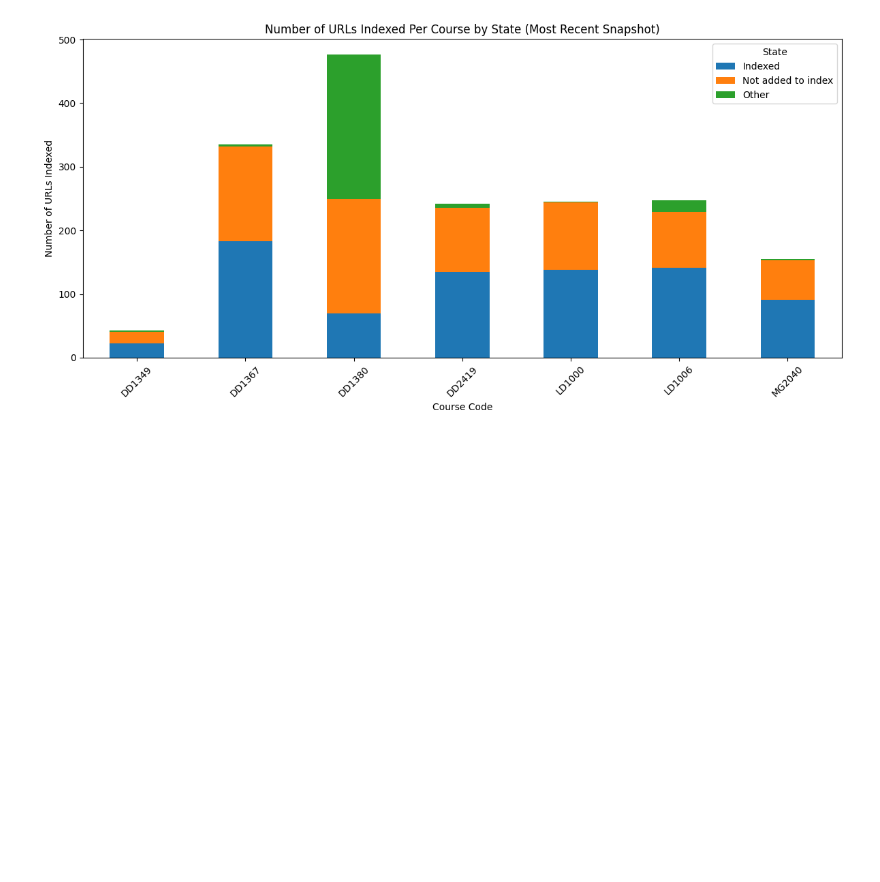
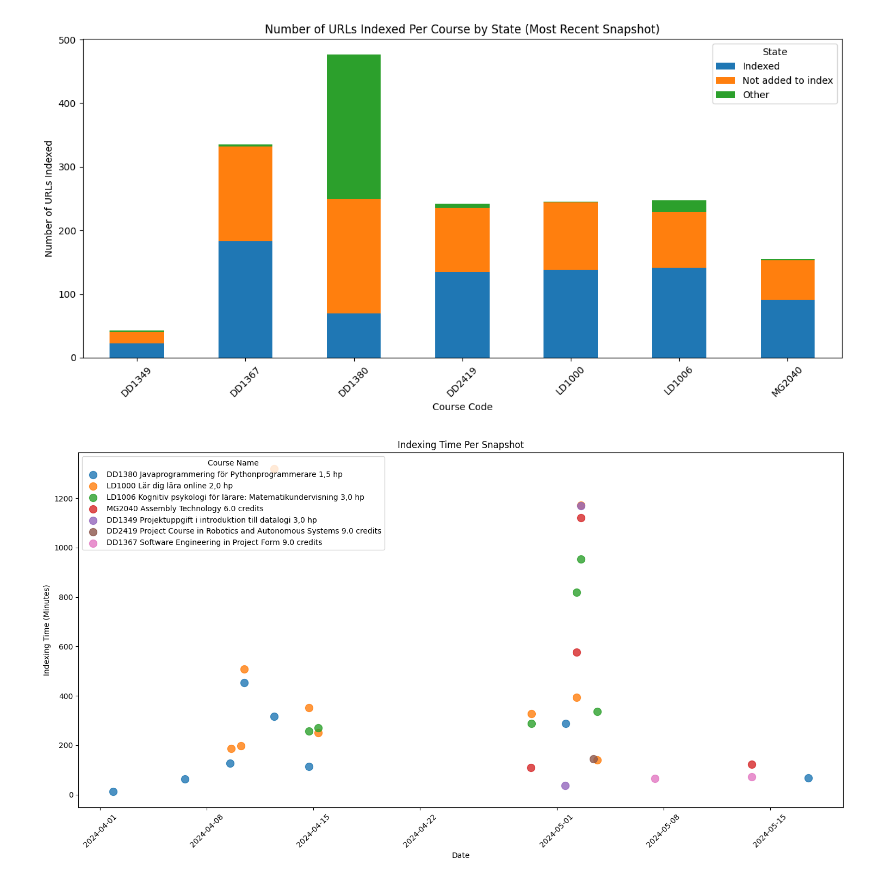
Before and after one commit to nattvara/DA231X, a Jupyter notebook: results/notebooks/performance.ipynb, the cells around one changed output. Saved outputs shown, nothing was run; the diff lists cells and outputs as text; code cells hidden in the pictures; blank space fills up the shorter version.

Commit message:
add indexing time for each snapshot of each course

```diff
--- a/results/notebooks/performance.ipynb
+++ b/results/notebooks/performance.ipynb
@@ -142,3 +142,40 @@ plt.tight_layout()
 plt.show()
 # %% [output]
 [figure]
+# %%
+df_snapshots = dataframes['snapshots']
+df_courses = dataframes['courses']
+df_urls = dataframes['urls']
+
+df_snapshots['created_at'] = pd.to_datetime(df_snapshots['created_at'])
+df_urls['created_at'] = pd.to_datetime(df_urls['created_at'])
+df_urls['modified_at'] = pd.to_datetime(df_urls['modified_at'])
+
+indexing_times = df_urls.groupby('snapshot_id')['modified_at'].max().reset_index()
+indexing_times = pd.merge(indexing_times, df_snapshots[['id', 'created_at', 'course_id']], left_on='snapshot_id', right_on='id')
+indexing_times['indexing_time'] = (indexing_times['modified_at'] - indexing_times['created_at']).dt.total_seconds() / 60
+
+indexing_times = pd.merge(indexing_times, df_courses[['id', 'name']], left_on='course_id', right_on='id', suffixes=('', '_course'))
+
+indexing_times_filtered = indexing_times[~indexing_times['course_id'].isin([1, 6])].copy()
+
+indexing_times_filtered['course_code'] = indexing_times_filtered['name'].apply(lambda x: x.split()[0])
+
+courses = indexing_times_filtered['name'].unique()
+colors = plt.colormaps['tab10'](range(len(courses)))
+
+plt.figure(figsize=(15, 8))
+
+for i, course in enumerate(courses):
+    course_data = indexing_times_filtered[indexing_times_filtered['name'] == course]
+    plt.scatter(course_data['created_at'], course_data['indexing_time'], color=colors[i], alpha=0.8, s=100, label=course)
+
+plt.title('Indexing Time Per Snapshot')
+plt.xlabel('Date')
+plt.ylabel('Indexing Time (Minutes)')
+plt.legend(title='Course Name', loc='upper left')
+plt.xticks(rotation=45)
+plt.tight_layout()
+plt.show()
+# %% [output]
+[figure, added]
```
